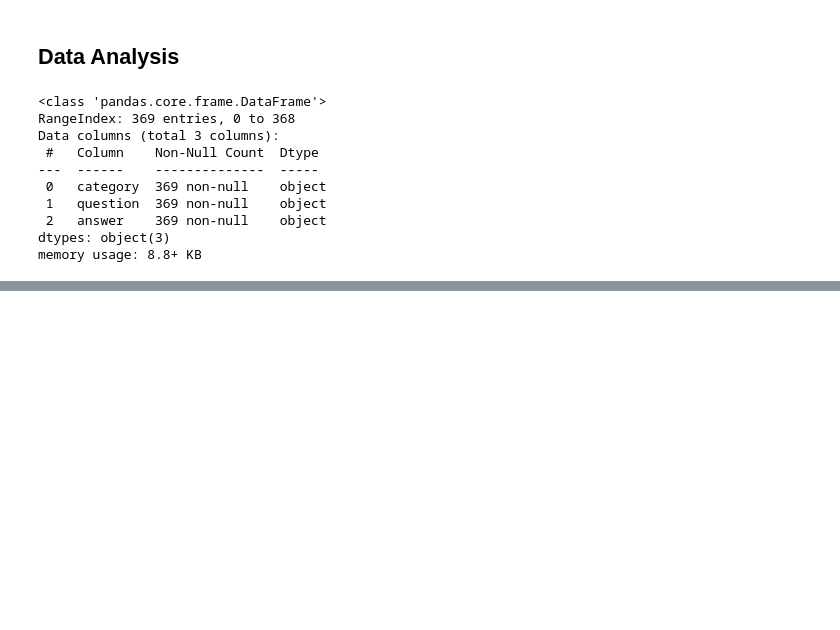
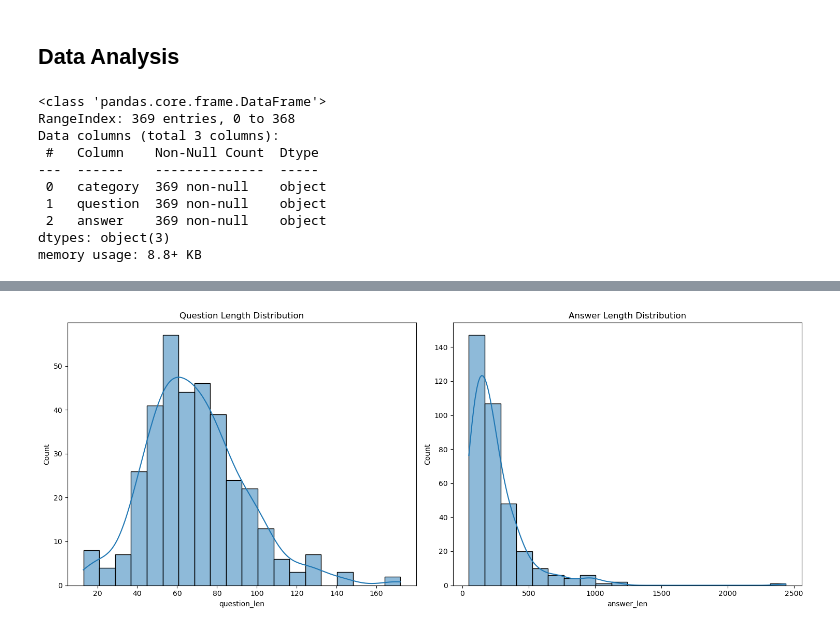
Before and after one commit to FTDS-assignment-bay/p2-final-project-area-41, a Jupyter notebook: EDA/allobank_faq_eda.ipynb, the cells around one changed output, grey strips where cells are left out. Drawn from its saved outputs; the diff is of its cells as text; code cells hidden in the pictures; blank space fills up the shorter version.

```diff
--- a/EDA/allobank_faq_eda.ipynb
+++ b/EDA/allobank_faq_eda.ipynb
@@ -105,0 +160,4 @@ df[df.duplicated("answer")]
+# %%
+# Add column character length for analysis
+df_clean["question_len"] = df_clean["question"].apply(len)
+df_clean["answer_len"] = df_clean["answer"].apply(len)
@@ -106 +188,12 @@ df[df.duplicated("answer")]
+# %%
+# Create Histogram for Q&A length distribution
+fig, axs = plt.subplots(1, 2, figsize=(15, 6))
+sns.histplot(df_clean['question_len'], bins=20, ax=axs[0], kde=True)
+axs[0].set_title("Question Length Distribution")
+sns.histplot(df_clean['answer_len'], bins=20, ax=axs[1], kde=True)
+axs[1].set_title("Answer Length Distribution")
+plt.tight_layout()
+plt.show()
+# %% [output]
+[figure, added]
 # %%
```
Also changed, not shown: parts of 17 cells of this notebook.
